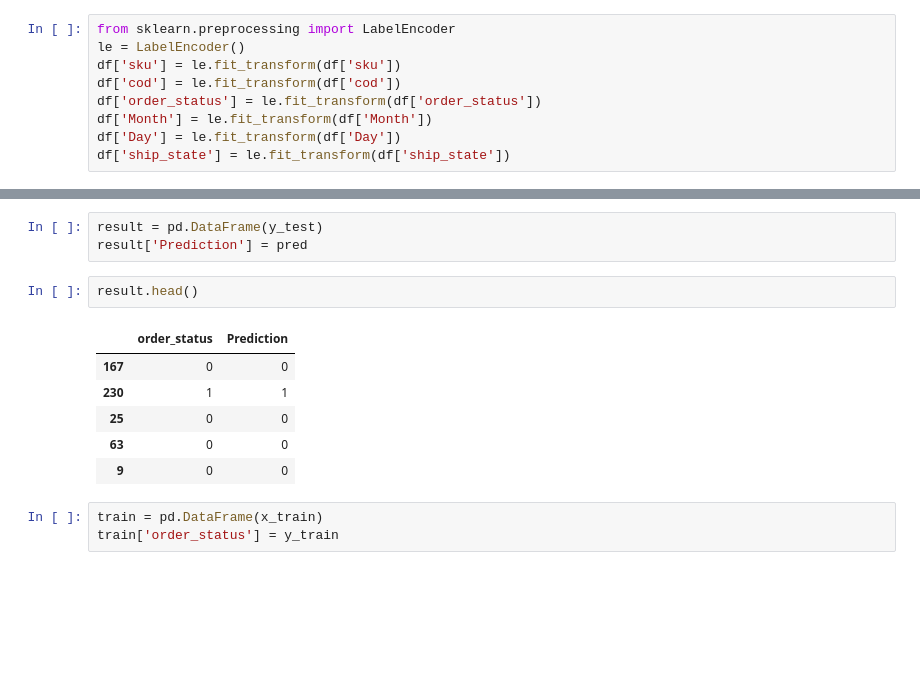
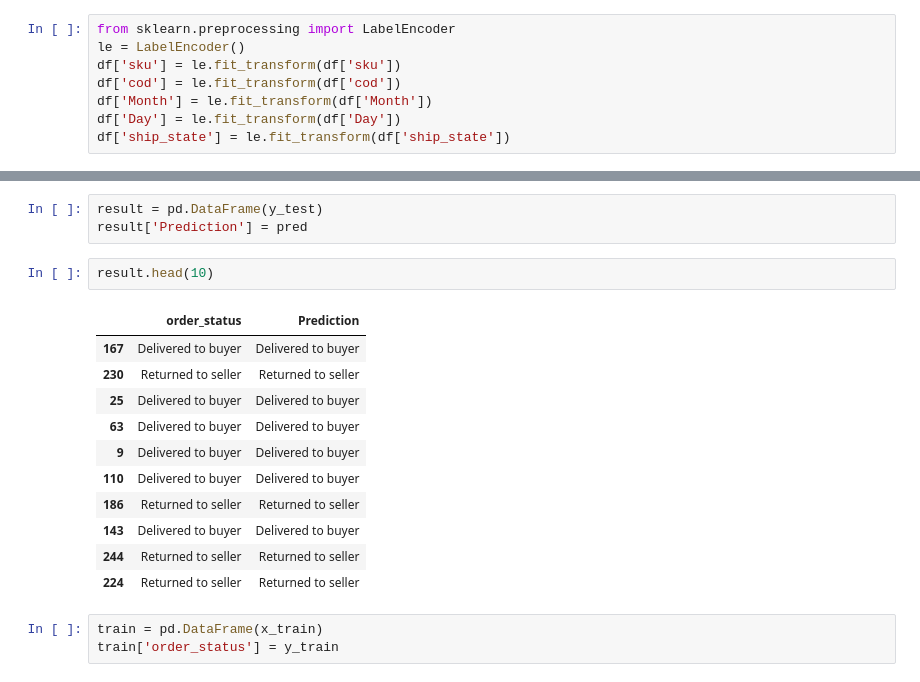
Before and after one commit to diproy11/Amazon_Order_Status, a Jupyter notebook: Amazon_Order_Status_Prediction.ipynb, the cells around one changed output, grey strips where cells are left out. Cells and saved outputs as stored; diff of their text form; blank space fills up the shorter version.

```diff
--- a/Amazon_Order_Status_Prediction.ipynb
+++ b/Amazon_Order_Status_Prediction.ipynb
@@ -149,7 +151,6 @@ from sklearn.preprocessing import LabelEncoder
 le = LabelEncoder()
 df['sku'] = le.fit_transform(df['sku'])
 df['cod'] = le.fit_transform(df['cod'])
-df['order_status'] = le.fit_transform(df['order_status'])
 df['Month'] = le.fit_transform(df['Month'])
 df['Day'] = le.fit_transform(df['Day'])
 df['ship_state'] = le.fit_transform(df['ship_state'])
@@ -251,14 +252,19 @@ res
 result = pd.DataFrame(y_test)
 result['Prediction'] = pred
 # %%
-result.head()
+result.head(10)
 # %% [output]
 |  | order_status | Prediction |
-| 167 | 0 | 0 |
-| 230 | 1 | 1 |
-| 25 | 0 | 0 |
-| 63 | 0 | 0 |
-| 9 | 0 | 0 |
+| 167 | Delivered to buyer | Delivered to buyer |
+| 230 | Returned to seller | Returned to seller |
+| 25 | Delivered to buyer | Delivered to buyer |
+| 63 | Delivered to buyer | Delivered to buyer |
+| 9 | Delivered to buyer | Delivered to buyer |
+| 110 | Delivered to buyer | Delivered to buyer |
+| 186 | Returned to seller | Returned to seller |
+| 143 | Delivered to buyer | Delivered to buyer |
+| 244 | Returned to seller | Returned to seller |
+| 224 | Returned to seller | Returned to seller |
 # %%
 train = pd.DataFrame(x_train)
 train['order_status'] = y_train
```
Also changed, not shown: parts of 6 cells of this notebook, 5 other files.
